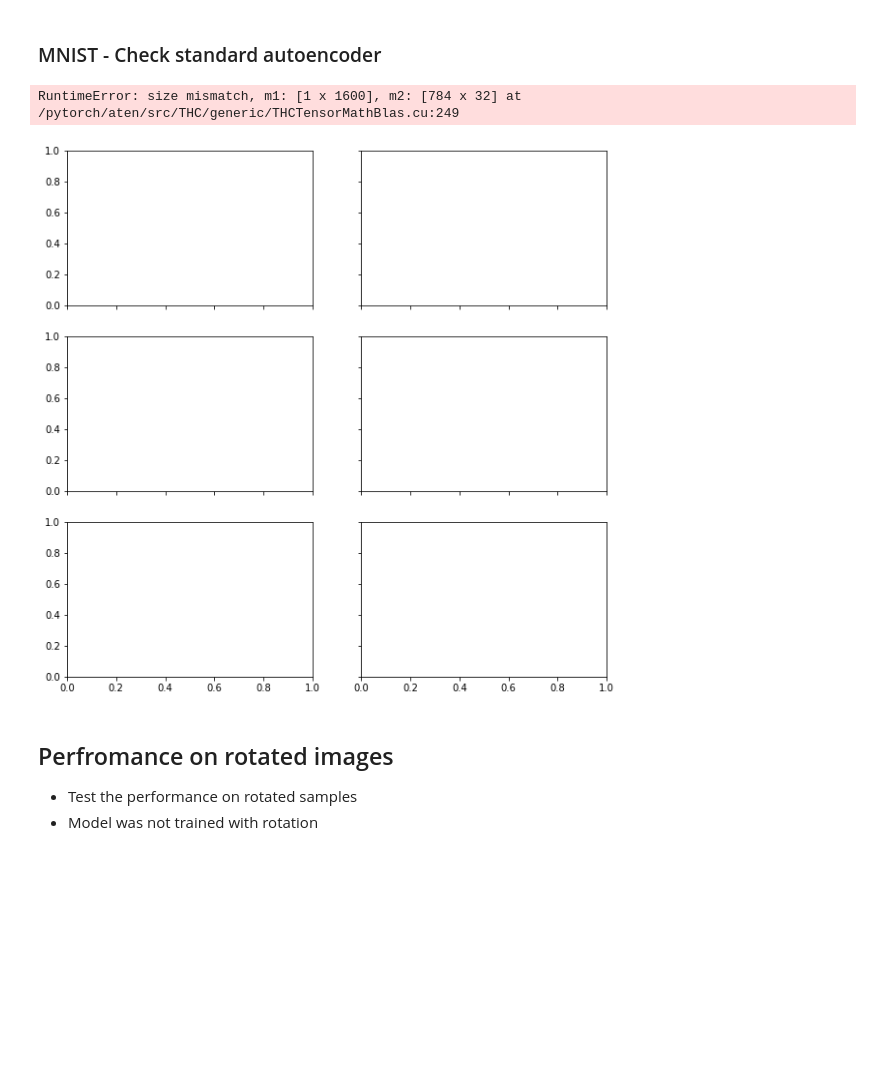
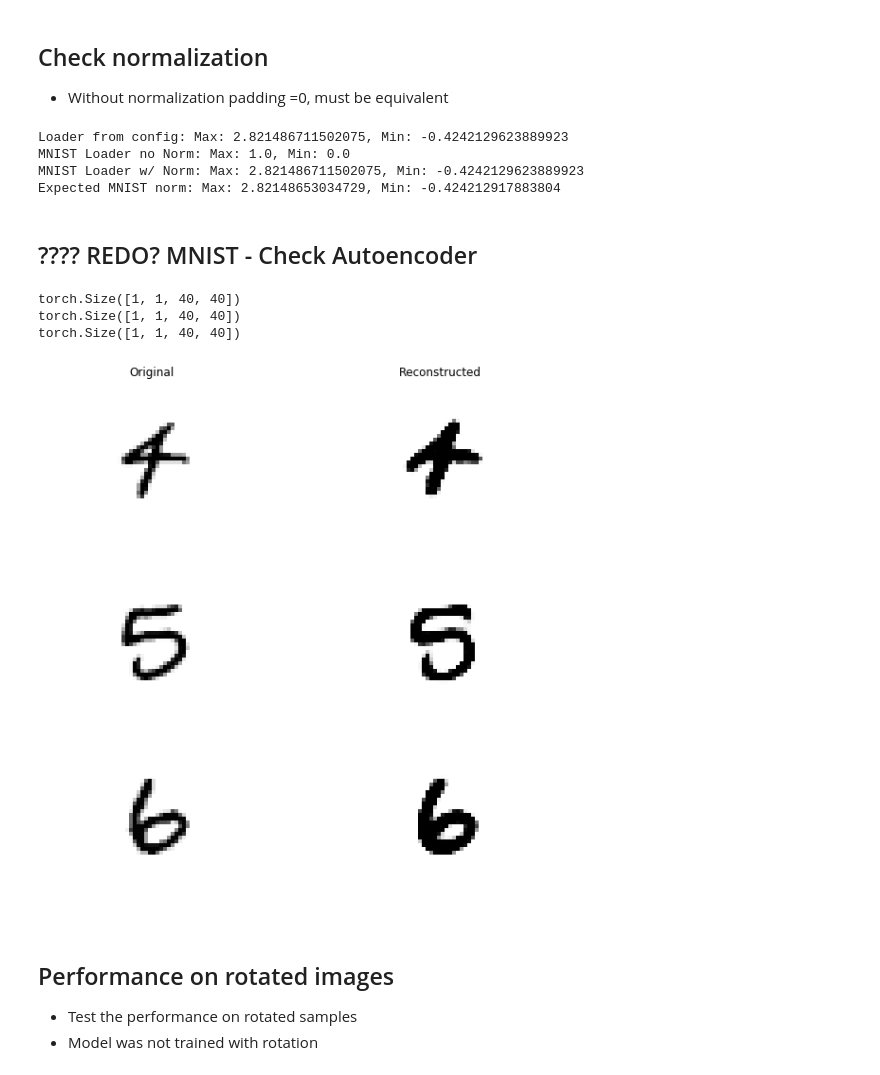
Before and after one commit to renebidart/affine-variational-autoencoder, a Jupyter notebook: notebooks/eval_autoencoder.ipynb, the cells around one changed output. Cells and saved outputs as stored; diff of their text form; code cells hidden in the pictures; blank space fills up the shorter version.

```diff
--- a/notebooks/eval_autoencoder.ipynb
+++ b/notebooks/eval_autoencoder.ipynb
@@ -68,8 +96,36 @@ def get_model_loaders_config(PATH, old_gpu='cuda:0', new_gpu='cuda:1'):
     return model, data_loader, valid_data_loader, loss_fn, metric_fns, config
 
 
-def display_results_auto(vae_model, config, device, rotate=0,
+def display_batch(x, recon_x):
+    """Display tensor images"""
+    fig, ax = plt.subplots(x.size()[0], 2, sharex='col', sharey='row',figsize=(10,10))
+    for i in range(x.size()[0]):
+        ax[i, 0].imshow(torch_to_np(x[i]), cmap='Greys',  interpolation='nearest')
+        ax[i, 1].imshow(torch_to_np(recon_x[i]), cmap='Greys',  interpolation='nearest')
+        ax[i, 0].axis('off')
+        ax[i, 1].axis('off')
+
+
+def visualize_dataloader(data_loader, device, num_samples=6, bw=True):
+    """Randomly sample from dataloader and display"""
+    with torch.cuda.device(device.index):
+        fig, ax = plt.subplots(int(num_samples/2), 2, sharex='col', sharey='row',figsize=(10,10))
+        for i in range(0, int(num_samples/2)):
+            # sample randomly from the nth batch for the nth row of imgs
+            data, label = next(iter(data_loader))
+            tensor_img = data[random.randint(0, data.size()[0]),:, :, :]
+            ax[i, 0].imshow(torch_to_np(tensor_img), cmap='Greys',  interpolation='nearest')
+            tensor_img = data[random.randint(0, data.size()[0]), :, :, :]
+            ax[i, 1].imshow(torch_to_np(tensor_img), cmap='Greys',  interpolation='nearest')
+            print(f'tensor_img size: {tensor_img.size()}')
+            print(f'Max: {torch.max(tensor_img)}, Min: {torch.min(tensor_img)}')
+            ax[i, 0].axis('off')
+            ax[i, 1].axis('off')
+
+
+def display_results_auto(vae_model, config, device, rotate=0, pad = 6,
                          norm=None, num_samples=3, data='bw', size = 28, label_col_name='label', save_loc=None):
+    """ QUESTIONABLE, REDO IT"""
     with torch.cuda.device(device.index): # ??? Why the fuck???
         files_dict_loc = config['data_loader']['args']['files_dict_loc']
         with open(files_dict_loc, 'rb') as f:
@@ -98,7 +154,7 @@ def display_results_auto(vae_model, config, device, rotate=0,
                 transform = transforms.Compose([
                                                 transforms.RandomRotation((rotate, rotate), expand=True),
                                                 transforms.Resize(size),
-                                                transforms.Pad((6, 6)),
+                                                transforms.Pad((pad, pad)),
                                                 transforms.ToTensor(),
                                                 transforms.Normalize(*MNIST_norm)])
             else:
@@ -111,8 +167,9 @@ def display_results_auto(vae_model, config, device, rotate=0,
 
             tensor_img = transform(Image.open(img_path)).unsqueeze(0).to(device)
             tensor_label = torch.from_numpy(np.array(label)).unsqueeze(0).type(torch.LongTensor).to(device)
+            print(tensor_img.size())
 
-            output = model(tensor_img,  deterministic=False)
+            output = vae_model(tensor_img,  deterministic=False)
             recon_x = output[0]
 
             ax[i, 0].imshow(torch_to_np(tensor_img), cmap='Greys',  interpolation='nearest')
@@ -130,13 +250,43 @@ def display_results_auto(vae_model, config, device, rotate=0,
+# %% [markdown]
+## Check normalization
+* Without normalization padding =0, must be equivalent
+# %%
+config_loc = '/media/rene/data/equivariance/mnist_tmp/0125_234629'
+VAE, data_loader, valid_data_loader, loss_fn, metric_fns, config = get_model_loaders_config(config_loc, old_gpu='cuda:1', new_gpu='cuda:1')
+x, y = next(iter(valid_data_loader))
+print(f'Loader from config: Max: {torch.max(x)}, Min: {torch.min(x)}')
+
+files_dict_loc = '/media/rene/data/MNIST/files_dict.pkl'
+with open(files_dict_loc, 'rb') as f:
+    files_df = pickle.load(f)['val']
+data_loaders = make_generators_MNIST_CTRNFS(files_dict_loc, batch_size=128, num_workers=4,
+                                            return_size=28, rotation_range=None, normalize=False)
+x, y = next(iter(data_loaders['val']))
+print(f'MNIST Loader no Norm: Max: {torch.max(x)}, Min: {torch.min(x)}')
+
+data_loaders = make_generators_MNIST_CTRNFS(files_dict_loc, batch_size=128, num_workers=4,
+                                            return_size=28, rotation_range=None, normalize=True)
+x, y = next(iter(data_loaders['val']))
+print(f'MNIST Loader w/ Norm: Max: {torch.max(x)}, Min: {torch.min(x)}')
+
+print(f'Expected MNIST norm: Max: {(1-0.1307)/0.3081}, Min: {-0.1307/0.3081}')
+# %% [output]
+Loader from config: Max: 2.821486711502075, Min: -0.4242129623889923
+MNIST Loader no Norm: Max: 1.0, Min: 0.0
+MNIST Loader w/ Norm: Max: 2.821486711502075, Min: -0.4242129623889923
+Expected MNIST norm: Max: 2.82148653034729, Min: -0.424212917883804
 # %% [markdown]
-### MNIST - Check standard autoencoder
+## ???? REDO? MNIST - Check Autoencoder
 # %%
-PATH = '/media/rene/data/equivariance/mnist/vae_mnist_L32/0114_133313'
-model, data_loader, valid_data_loader, loss_fn, metric_fns, config = get_model_loaders_config(PATH, old_gpu='cuda:1', new_gpu='cuda:1')
+config_loc = '/media/rene/data/equivariance/mnist_tmp/0125_234629'
+model, data_loader, valid_data_loader, loss_fn, metric_fns, config = get_model_loaders_config(config_loc, old_gpu='cuda:1', new_gpu='cuda:1')
 display_results_auto(model, config, device, rotate=0, num_samples=3, label_col_name='class', save_loc=None)
 # %% [output]
-RuntimeError: size mismatch, m1: [1 x 1600], m2: [784 x 32] at /pytorch/aten/src/THC/generic/THCTensorMathBlas.cu:249
+torch.Size([1, 1, 40, 40])
+torch.Size([1, 1, 40, 40])
+torch.Size([1, 1, 40, 40])
-[figure, old version]
+[figure, new version]
 # %% [markdown]
-## Perfromance on rotated images
+## Performance on rotated images
 * Test the performance on rotated samples
 * Model was not trained with rotation
```
Also changed, not shown: parts of 24 cells of this notebook, 21 other files.
